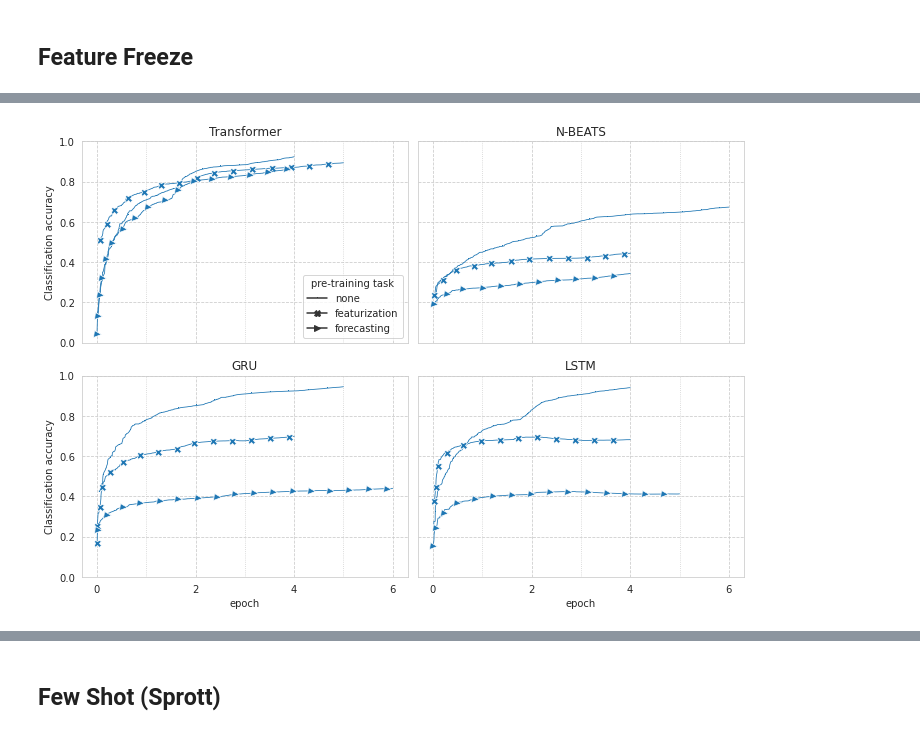
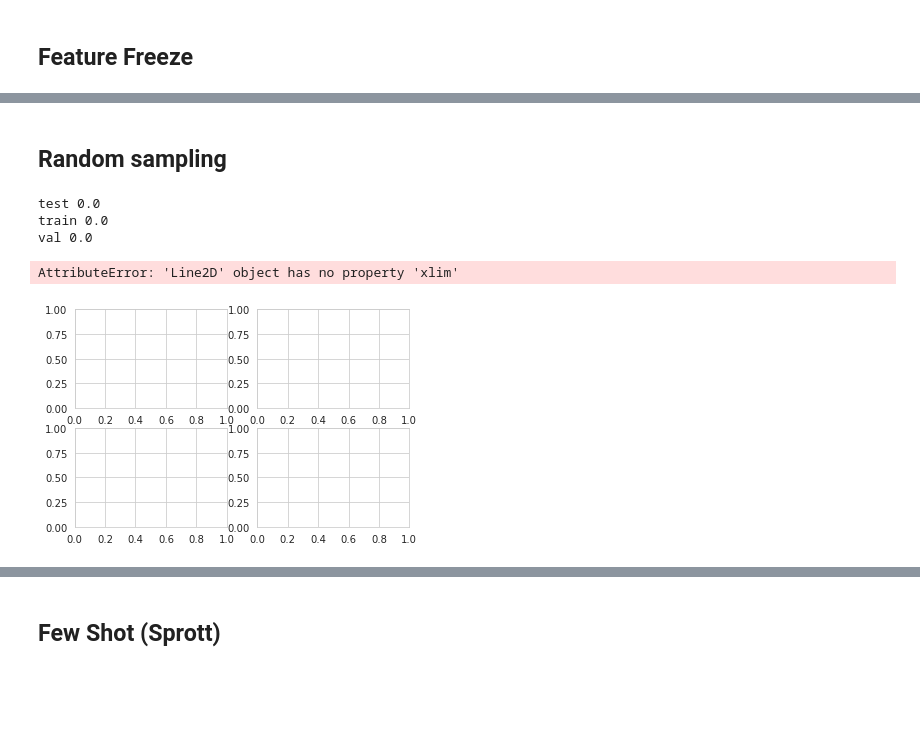
Before and after one commit to streitl/validyna, a Jupyter notebook: notebooks/Plot Results.ipynb, the cells around one changed output, grey strips where cells are left out. Saved outputs shown, nothing was run; the diff lists cells and outputs as text; code cells hidden in the pictures; blank space fills up the shorter version.

```diff
--- a/notebooks/Plot Results.ipynb
+++ b/notebooks/Plot Results.ipynb
@@ -123,2 +112,13 @@ def mse_loss_plots_per_model(y=None, **kwargs):
+# %%
+def rolling(df, window: int, skip: int = 1):
+    grouping_cols = [c for c in df.columns if c not in ['epoch', 'value']]
+    l = []
+    for tup, group in tqdm(df.groupby(grouping_cols)):
+        sub_df = group[['epoch', 'value']].sort_values('epoch') \
+                   .rolling(window=window).mean().iloc[::skip].reset_index(drop=True)
+        sub_df[grouping_cols] = tup
+        l.append(sub_df)
+    df_rolled = pd.concat(l).reset_index(drop=True)
+    return df_rolled
 # %% [markdown]
 ## Feature Freeze
@@ -155,14 +185,41 @@ fig.savefig('../../Resources/ICML SCIS Paper/classification-loss.pdf', format='p
-# %%
-fig, axes = accuracy_plots_per_model(
-    data=df,
-    style='pre-training task',
-    style_order=list(filter(lambda s: s != 'classification', tasks)),
-    xticks_every=2,
-    legend_pos=0,
-    markersize=7,
-    markevery=0.05,
-    ncol=1,
-)
-fig.savefig('../../Resources/ICML SCIS Paper/classification-accuracy.pdf', format='pdf');
-# %% [output]
-[figure, removed]
+# %% [markdown]
+## Random sampling
+# %%
+rs = pd.read_pickle('../../Resources/random-sampling.pkl')
+# %%
+for t, group in rs[rs.model == 'N-BEATS'].groupby(['set']):
+    df = group[group.metric == 'loss.cross']
+    first = df[df.seed == '2'].value.values
+    second = df[df.seed == '4'].value.values
+    m = min(len(first), len(second))
+    print(t, np.mean(first[:m] - second[:m]))
+# %% [output]
+test 0.0
+train 0.0
+val 0.0
+# %%
+rs_rolled = rolling(rs, window=500, skip=20)
+# %%
+p_rs = {
+    'style': 'set',
+    'style_order': ['train', 'val'],
+    'dashes': [(2, 2), (4, 0)],
+    'markers': True,
+    'hue': 'seed',
+    'hue_order': ['2', '3', '4'],#list(map(lambda i: str(i), range(5))),
+    'xticks_every': 5,
+    'xticks_minor': 5,
+    'markersize': 6,
+    'markevery': (0.2, 0.2),# , (0.1, 0.3),
+    'fig_size': (12, 8),
+    'sharex': False,
+    'sharey': False,
+    'ncol': 1,
+}
+# %%
+fig, axes = cross_loss_plots_per_model(data=rs_rolled, **p_rs)
+fig.tight_layout()
+fig.savefig('../../Resources/Thesis/random-sampling-classification-loss.pdf', format='pdf');
+# %% [output]
+AttributeError: 'Line2D' object has no property 'xlim'
+[figure, added]
```
Also changed, not shown: parts of 35 cells of this notebook, 2 other files.
